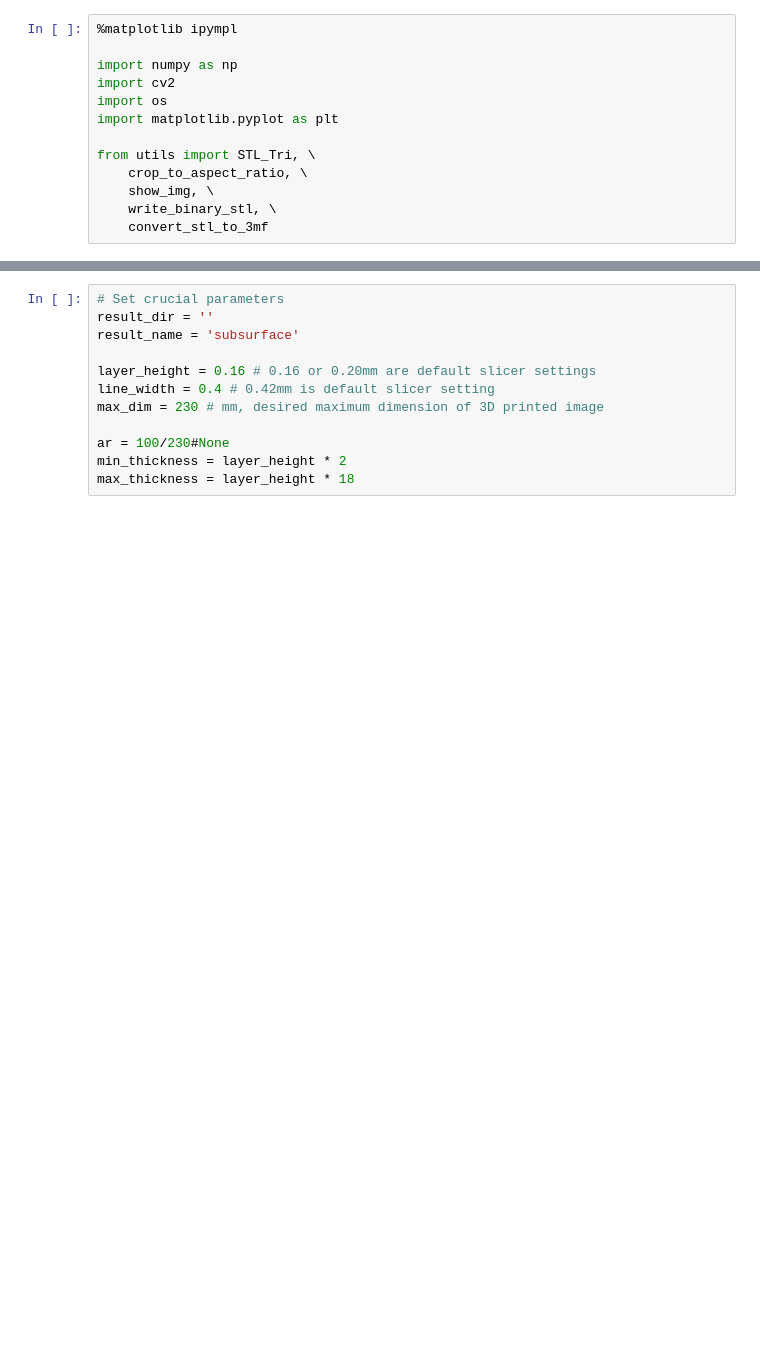
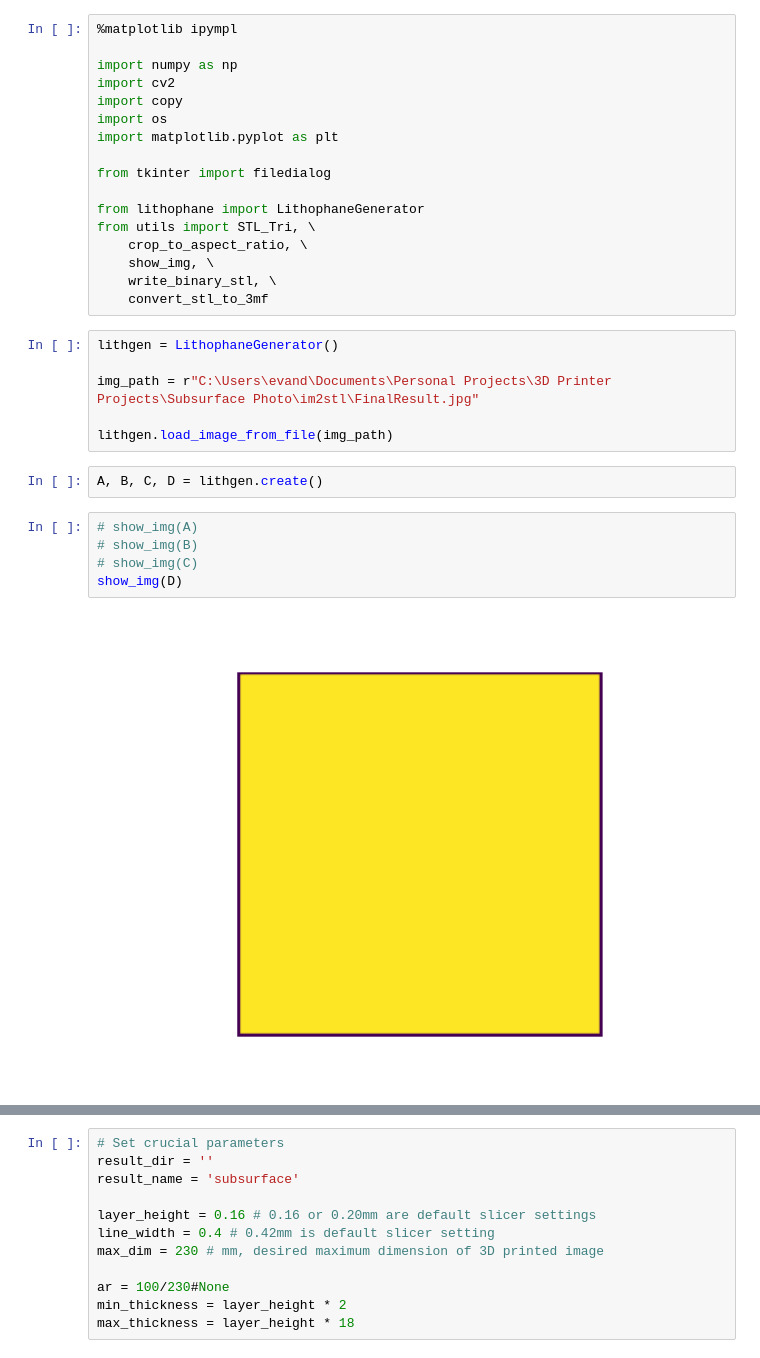
Before and after one commit to edgrant3/im2stl, a Jupyter notebook: rgb23D.ipynb, the cells around one changed output, grey strips where cells are left out. Drawn from its saved outputs; the diff is of its cells as text; blank space fills up the shorter version.

Commit message:
WIP: debugging border generation for depth image

```diff
--- a/rgb23D.ipynb
+++ b/rgb23D.ipynb
@@ -3,11 +3,30 @@
 
 import numpy as np
 import cv2
+import copy
 import os
 import matplotlib.pyplot as plt
 
+from tkinter import filedialog
+
+from lithophane import LithophaneGenerator
 from utils import STL_Tri, \
     crop_to_aspect_ratio, \
     show_img, \
     write_binary_stl, \
     convert_stl_to_3mf
+# %%
+lithgen = LithophaneGenerator()
+
+img_path = r"C:\Users\evand\Documents\Personal Projects\3D Printer Projects\Subsurface Photo\im2stl\FinalResult.jpg"
+
+lithgen.load_image_from_file(img_path)
+# %%
+A, B, C, D = lithgen.create()
+# %%
+# show_img(A)
+# show_img(B)
+# show_img(C)
+show_img(D)
+# %% [output]
+[figure, added]
```
Also changed, not shown: parts of 8 cells of this notebook, 2 other files.
